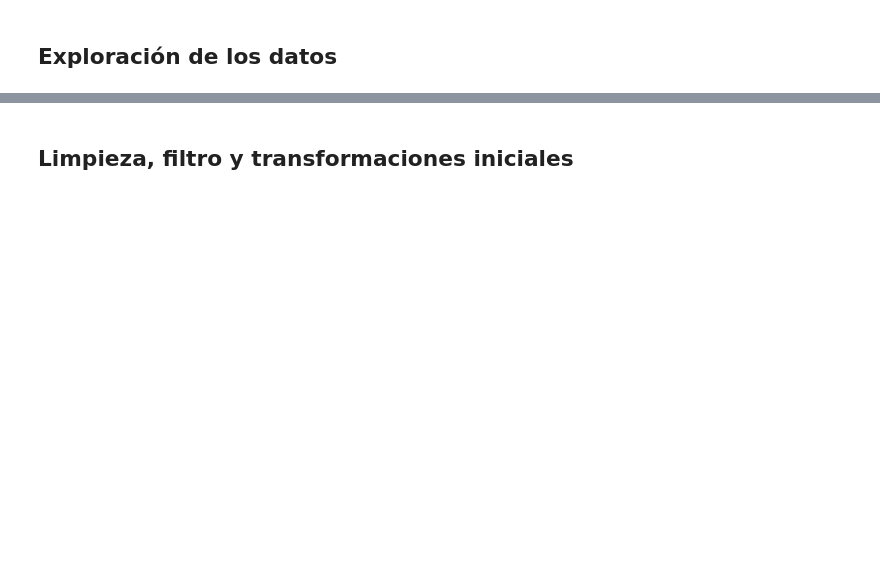
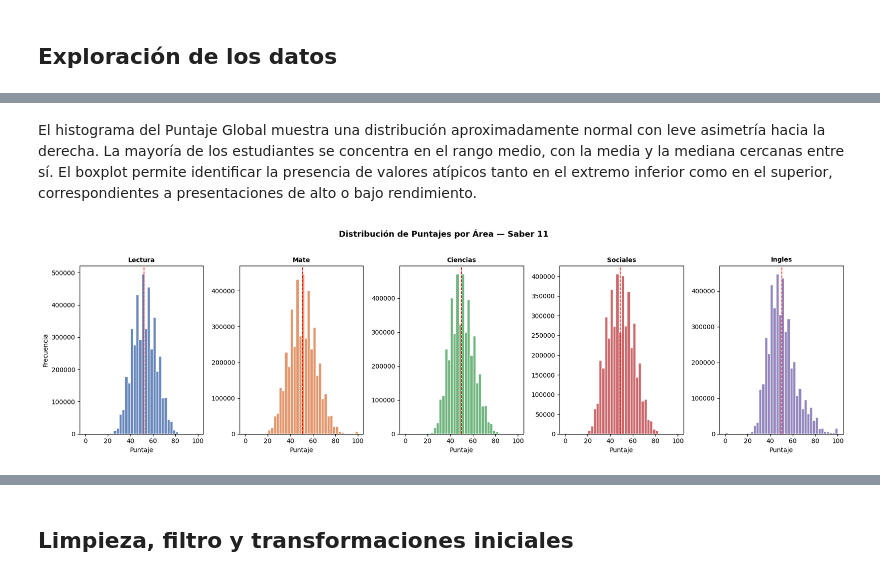
Before and after one commit to Exmator/proyecto_procesamiento, a Jupyter notebook: notebooks/analisis_exploratorio_icfes.ipynb, the cells around one changed output, grey strips where cells are left out. Cells and saved outputs as stored; diff of their text form; code cells hidden in the pictures; blank space fills up the shorter version.

```diff
--- a/notebooks/analisis_exploratorio_icfes.ipynb
+++ b/notebooks/analisis_exploratorio_icfes.ipynb
@@ -119,16 +411,0 @@ Se evidencian que de todos los municipios de Colombia, en promedio se obtuvo una
-# %%
-# Convertimos a Pandas para graficar
-pdf = dfPy01.select("tasa_incidencia", "tasa_mortalidad").toPandas()
-sns.set_theme(style="whitegrid")
-
-# --- FIGURA DE BOXPLOTS ---
-fig_box, axes_box = plt.subplots(1, 2, figsize=(15, 6))
-
-sns.boxplot(x=pdf['tasa_incidencia'], ax=axes_box[0], color='skyblue')
-axes_box[0].set_title('Boxplot de Tasa de Incidencia')
-
-sns.boxplot(x=pdf['tasa_mortalidad'], ax=axes_box[1], color='salmon')
-axes_box[1].set_title('Boxplot de Tasa de Mortalidad')
-
-plt.tight_layout()
-plt.show()
@@ -250,0 +453,22 @@ Se reportan dos municipios con datos nulos dentro de todo el dataset. Se evidenc
+# %% [markdown]
+El histograma del Puntaje Global muestra una distribución aproximadamente normal con leve asimetría hacia la derecha. La mayoría de los estudiantes se concentra en el rango medio, con la media y la mediana cercanas entre sí. El boxplot permite identificar la presencia de valores atípicos tanto en el extremo inferior como en el superior, correspondientes a presentaciones de alto o bajo rendimiento.
+# %%
+# Gráfico 2: Distribución de puntajes por área
+puntajes_cols = ['PUNT_LECTURA', 'PUNT_MATE', 'PUNT_CIENCIAS', 'PUNT_SOCIALES', 'PUNT_INGLES']
+colores = ['#4C72B0', '#DD8452', '#55A868', '#C44E52', '#8172B2']
+
+fig, axes = plt.subplots(1, 5, figsize=(18, 5))
+
+for i, (col, color) in enumerate(zip(puntajes_cols, colores)):
+    data = pdf[col].dropna()
+    axes[i].hist(data, bins=40, color=color, edgecolor='white', alpha=0.85)
+    axes[i].set_title(col.replace('PUNT_', '').replace('_', ' ').title(), fontsize=10, fontweight='bold')
+    axes[i].set_xlabel('Puntaje')
+    axes[i].set_ylabel('Frecuencia' if i == 0 else '')
+    axes[i].axvline(data.mean(), color='red', linestyle='--', linewidth=1.2)
+
+plt.suptitle('Distribución de Puntajes por Área — Saber 11', fontsize=13, fontweight='bold', y=1.02)
+plt.tight_layout()
+plt.show()
+# %% [output]
+[figure, added]
```
Also changed, not shown: parts of 59 cells of this notebook, 1 other file.
